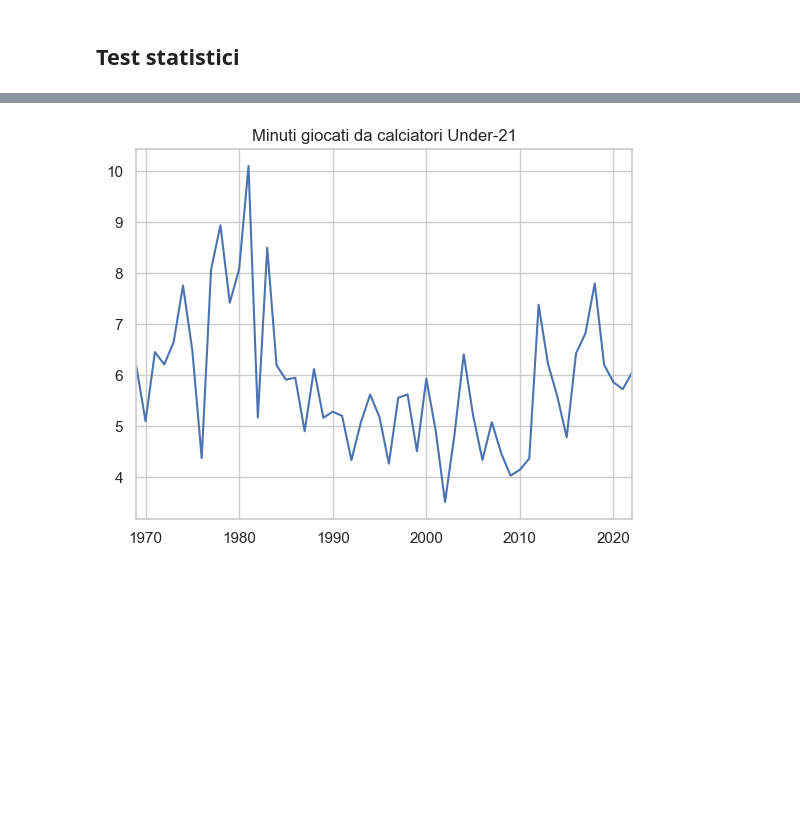
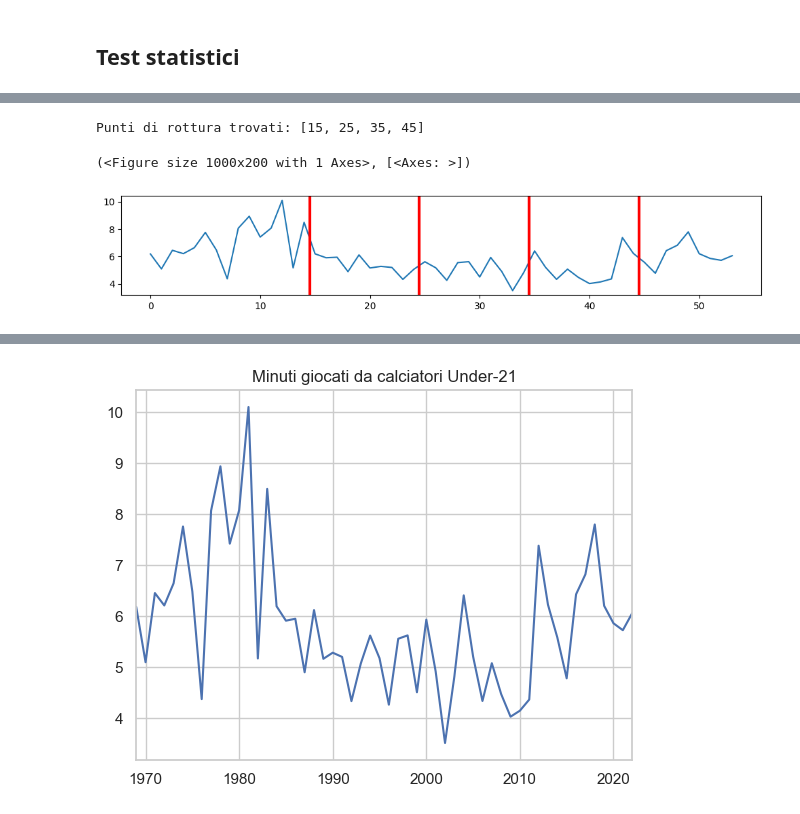
Before and after one commit to frapic98/Minutes-played-by-under-21-players-in-Serie-a, a Jupyter notebook: scraping.ipynb, the cells around one changed output, grey strips where cells are left out. Drawn from its saved outputs; the diff is of its cells as text; code cells hidden in the pictures; blank space fills up the shorter version.

```diff
--- a/scraping.ipynb
+++ b/scraping.ipynb
@@ -171,0 +209,13 @@ Name: Minuti giocati normalizzati FIX, dtype: float64
+# %%
+import ruptures as rpt
+
+algo = rpt.Window(model="rbf",width=5, min_size=3)
+algo.fit(impressions)
+result = algo.predict(n_bkps=5)
+print("Punti di rottura trovati:", result[0:-1])
+rpt.display(impressions, [], result,computed_chg_pts_color="red",computed_chg_pts_linestyle="-")
+#set the x ticks to be the index of mins_played
+# %% [output]
+Punti di rottura trovati: [15, 25, 35, 45]
+(<Figure size 1000x200 with 1 Axes>, [<Axes: >])
+[figure, added]
```
Also changed, not shown: parts of 9 cells of this notebook, 1 other file.
